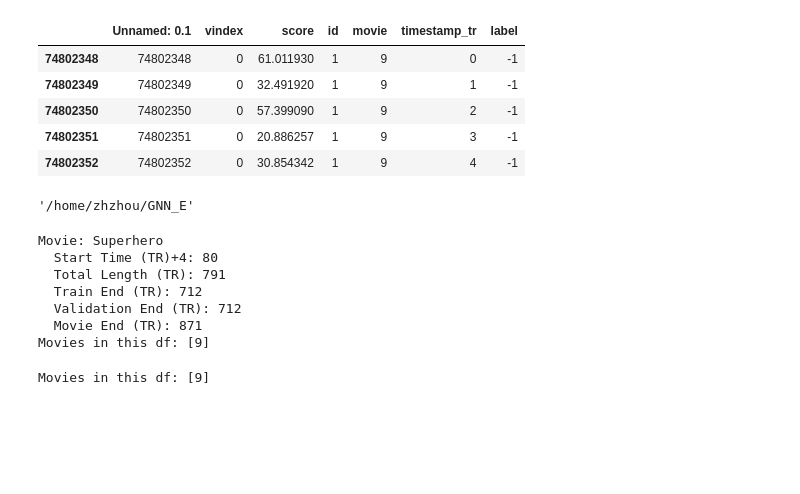
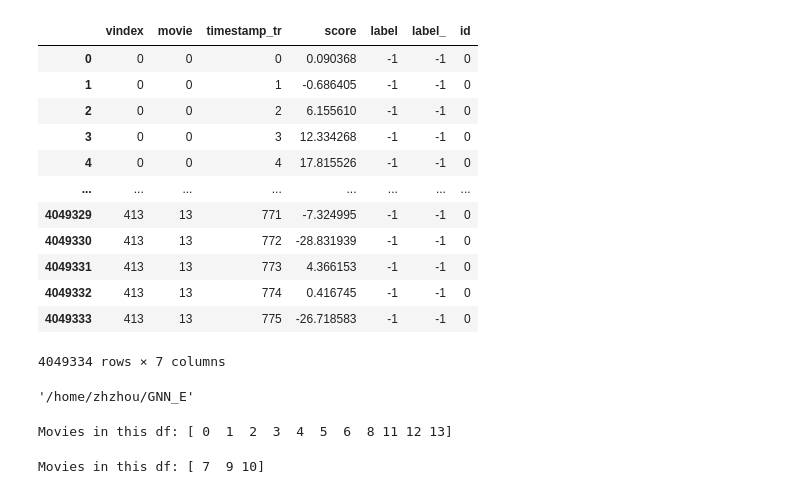
Before and after one commit to CS-433/ml-project-2-zenconvolutionalgraph, a Jupyter notebook: GCN/GNN.ipynb, the cells around one changed output. Drawn from its saved outputs; the diff is of its cells as text; code cells hidden in the pictures; blank space fills up the shorter version.

```diff
--- a/GCN/GNN.ipynb
+++ b/GCN/GNN.ipynb
@@ -30,12 +58,27 @@ df_single = df[df.movie==9]
+# %%
+super_subject['label'] = super_subject['label'].apply( lambda x: list(map(int, x.split(", "))))
+# %%
+super_subject['label_'] =  super_subject['label'].apply(lambda x: second_highest_vote(x))
+# %%
+df_single = super_subject
+df_single['id'] = 0
+df_single['label'] = df_single['label_']
 # %%
-df_single.head()
+df_single
 # %% [output]
-|  | Unnamed: 0.1 | vindex | score | id | movie | timestamp_tr | label |
-| 74802348 | 74802348 | 0 | 61.011930 | 1 | 9 | 0 | -1 |
-| 74802349 | 74802349 | 0 | 32.491920 | 1 | 9 | 1 | -1 |
-| 74802350 | 74802350 | 0 | 57.399090 | 1 | 9 | 2 | -1 |
-| 74802351 | 74802351 | 0 | 20.886257 | 1 | 9 | 3 | -1 |
-| 74802352 | 74802352 | 0 | 30.854342 | 1 | 9 | 4 | -1 |
+|  | vindex | movie | timestamp_tr | score | label | label_ | id |
+| 0 | 0 | 0 | 0 | 0.090368 | -1 | -1 | 0 |
+| 1 | 0 | 0 | 1 | -0.686405 | -1 | -1 | 0 |
+| 2 | 0 | 0 | 2 | 6.155610 | -1 | -1 | 0 |
+| 3 | 0 | 0 | 3 | 12.334268 | -1 | -1 | 0 |
+| 4 | 0 | 0 | 4 | 17.815526 | -1 | -1 | 0 |
+| ... | ... | ... | ... | ... | ... | ... | ... |
+| 4049329 | 413 | 13 | 771 | -7.324995 | -1 | -1 | 0 |
+| 4049330 | 413 | 13 | 772 | -28.831939 | -1 | -1 | 0 |
+| 4049331 | 413 | 13 | 773 | 4.366153 | -1 | -1 | 0 |
+| 4049332 | 413 | 13 | 774 | 0.416745 | -1 | -1 | 0 |
+| 4049333 | 413 | 13 | 775 | -26.718583 | -1 | -1 | 0 |
+4049334 rows × 7 columns
 # %%
 os.getcwd()
 # %% [output]
@@ -45,29 +87,25 @@ from pickle5 import pickle as pkl
 with open("/home/dalai/GNN_E/data/raw/labels/run_onsets.pkl", "rb") as file:
     delta_time = pkl.load(file)
 # %%
-from pickle5 import pickle as pkl
 DEVICE = 'cuda' if torch.cuda.is_available() else 'cpu'
-df_train,_, df_test = df_train, df_val, df_test = split_train_val_test_horizontally(
-        df_single,
-        percentage_val=0, #0 to not have nay val set
-        path_pickle_delay="/home/dalai/GNN_E/data/raw/labels/run_onsets.pkl",
-        path_movie_title_mapping="data/raw/labels/category_mapping_movies.csv",
-        tr_len=1.3
+df_train, df_test = split_train_test_vertically(
+        df_single
     )
-dataset_train = DatasetEmo(df_train, device=DEVICE,initial_adj_method='FN_edgeAttr_FC_window', node_feat="symmetricwindow")
-dataset_test = DatasetEmo(df_test, device = DEVICE,initial_adj_method='FN_edgeAttr_FC_window', node_feat="symmetricwindow")
+#df_train,_, df_test = split_train_val_test_horizontally(
+#       df_single,
+#        percentage_val=0, #0 to not have nay val set
+#        path_pickle_delay="/home/dalai/GNN_E/data/raw/labels/run_onsets.pkl",
+#        path_movie_title_mapping="data/raw/labels/category_mapping_movies.csv",
+#        tr_len=1.3
+#    )
+dataset_train = DatasetEmo_fast(df_train, device=DEVICE,FN = 'Limbic',initial_adj_method='clique_edgeAttr_FC_window', node_feat="symmetricwindow")
+dataset_test = DatasetEmo_fast(df_test, device = DEVICE,FN = 'Limbic',initial_adj_method='clique_edgeAttr_FC_window', node_feat="symmetricwindow")
 
 graphs_list_train = dataset_train.get_graphs_list()
 graphs_list_test = dataset_test.get_graphs_list()
 # %% [output]
-Movie: Superhero
-  Start Time (TR)+4: 80
-  Total Length (TR): 791
-  Train End (TR): 712
-  Validation End (TR): 712
-  Movie End (TR): 871
-Movies in this df: [9]
+Movies in this df: [ 0  1  2  3  4  5  6  8 11 12 13]
-Movies in this df: [9]
+Movies in this df: [ 7  9 10]
 # %%
 from torch_geometric.loader import DataLoader
 from math import ceil
```
Also changed, not shown: parts of 26 cells of this notebook, 4 other files.
